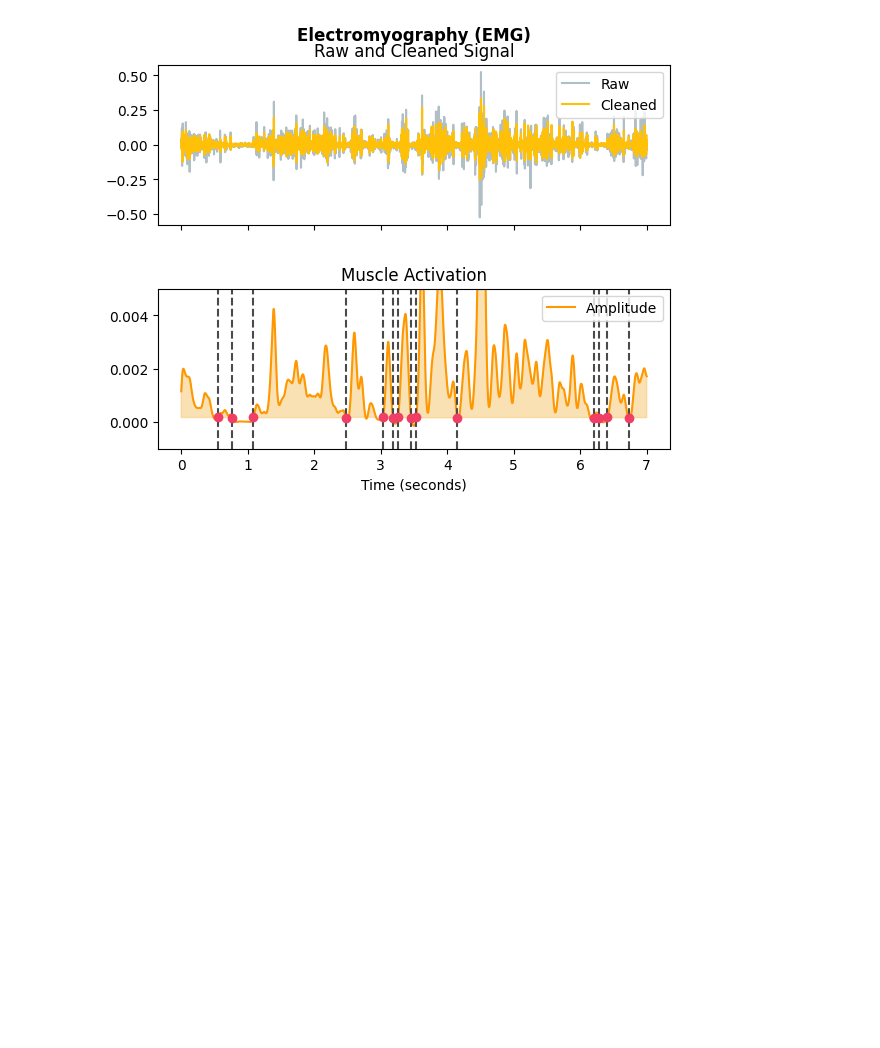
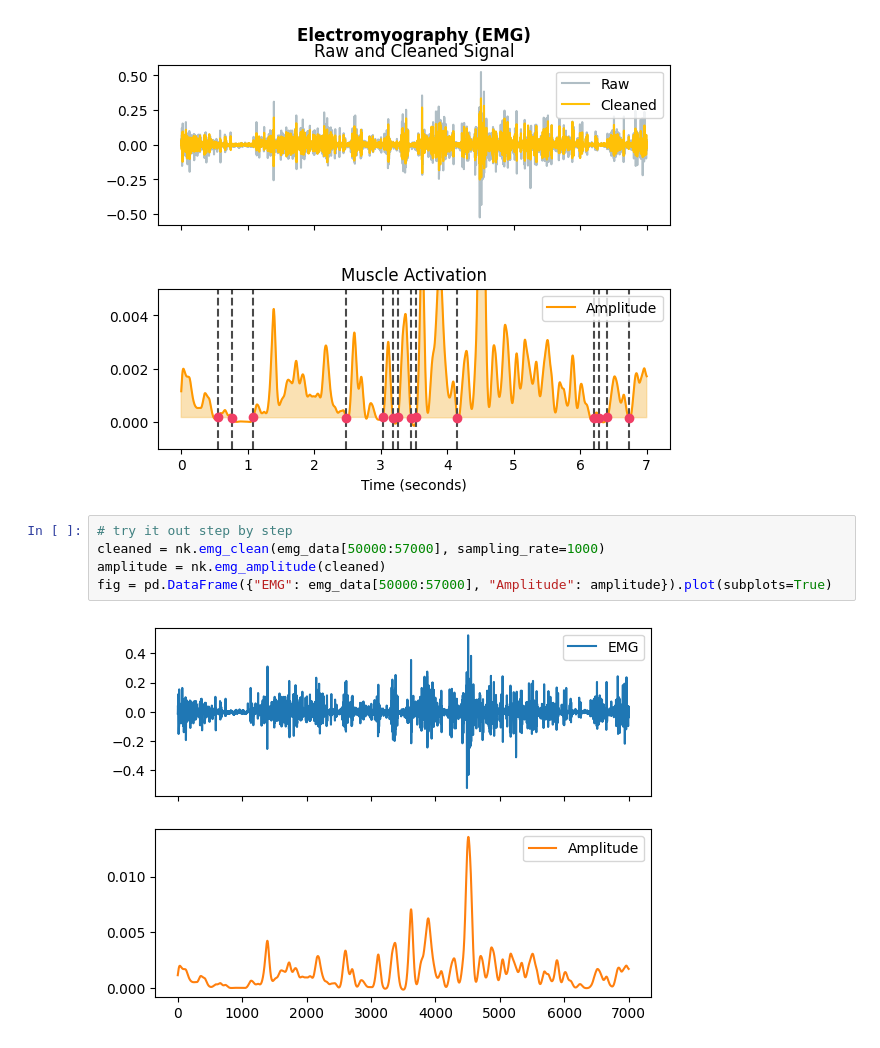
Before and after one commit to sjeung/TUB_Project-Psychophysiology, a Jupyter notebook: pp_emg_tutorial.ipynb, the cells around one changed output. Drawn from its saved outputs; the diff is of its cells as text; blank space fills up the shorter version.

```diff
--- a/pp_emg_tutorial.ipynb
+++ b/pp_emg_tutorial.ipynb
@@ -56,3 +58,10 @@ plt.subplots_adjust(left=0.1,
                     hspace=0.4)
 # %% [output]
 [figure]
+# %%
+# try it out step by step
+cleaned = nk.emg_clean(emg_data[50000:57000], sampling_rate=1000)
+amplitude = nk.emg_amplitude(cleaned)
+fig = pd.DataFrame({"EMG": emg_data[50000:57000], "Amplitude": amplitude}).plot(subplots=True)
+# %% [output]
+[figure, added]
```
Also changed, not shown: parts of 8 cells of this notebook.
